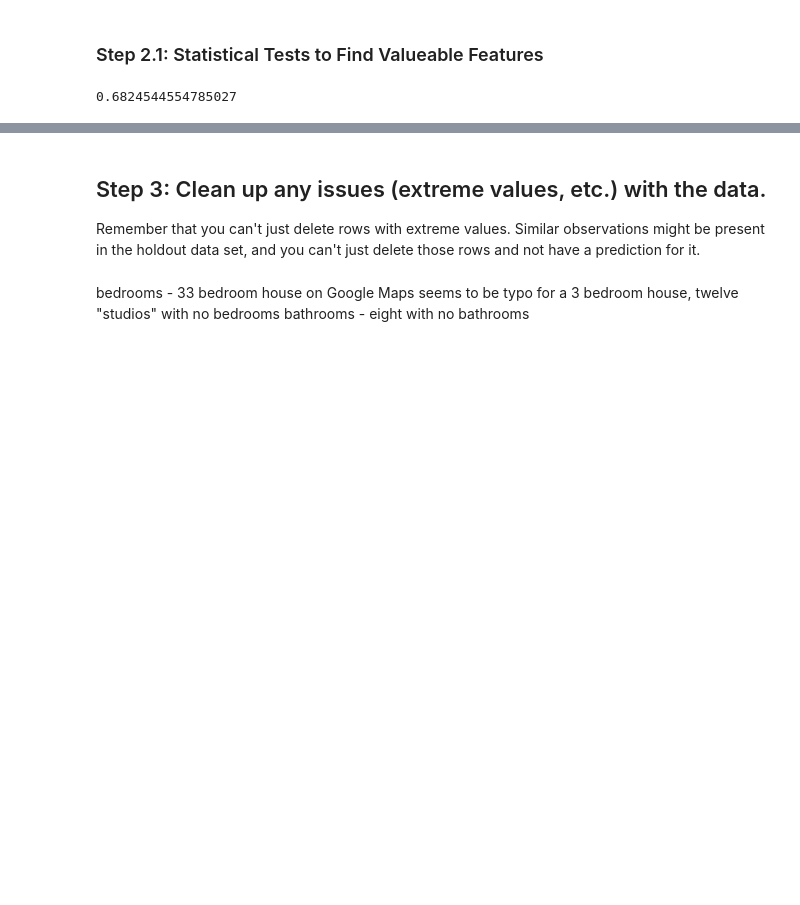
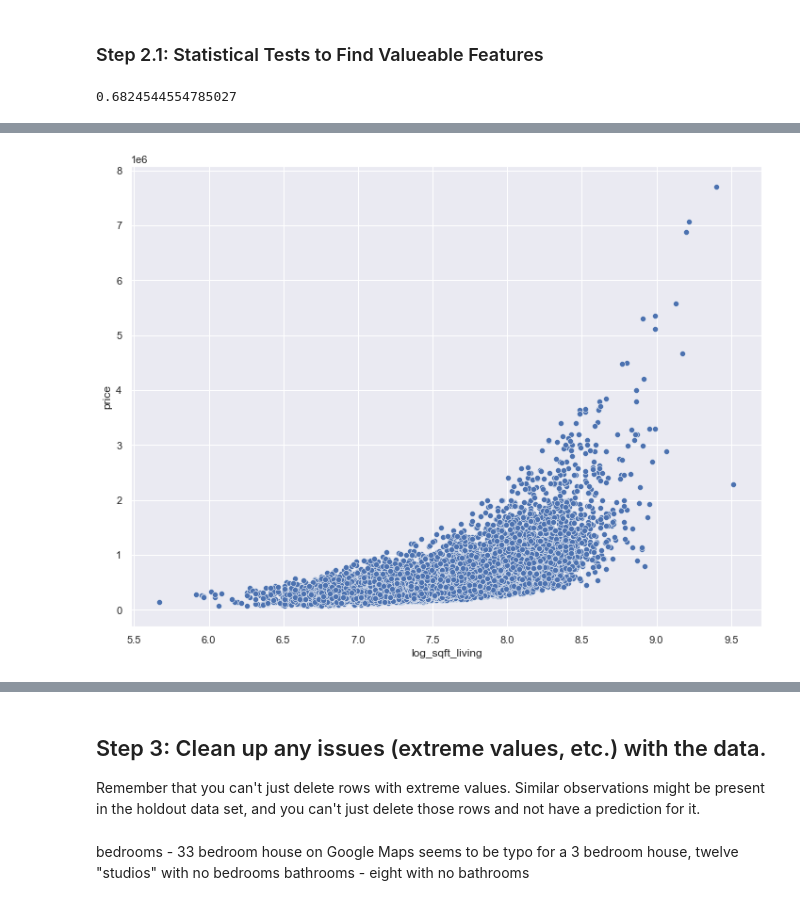
Before and after one commit to pleasecallmejax/KC-Housing-Predictions, a Jupyter notebook: Phase2_project/Bakeoff Final.ipynb, the cells around one changed output, grey strips where cells are left out. Saved outputs shown, nothing was run; the diff lists cells and outputs as text; code cells hidden in the pictures; blank space fills up the shorter version.

```diff
--- a/Phase2_project/Bakeoff Final.ipynb
+++ b/Phase2_project/Bakeoff Final.ipynb
@@ -219,0 +210,6 @@ The amount of bedrooms and bathrooms has a statistically significant impact on a
+# %%
+sns.scatterplot(data = org_hous_df, x = org_hous_df['log_sqft_living'], y = org_hous_df['price'])
+
+plt.show()
+# %% [output]
+[figure, added]
```
Also changed, not shown: parts of 17 cells of this notebook.
